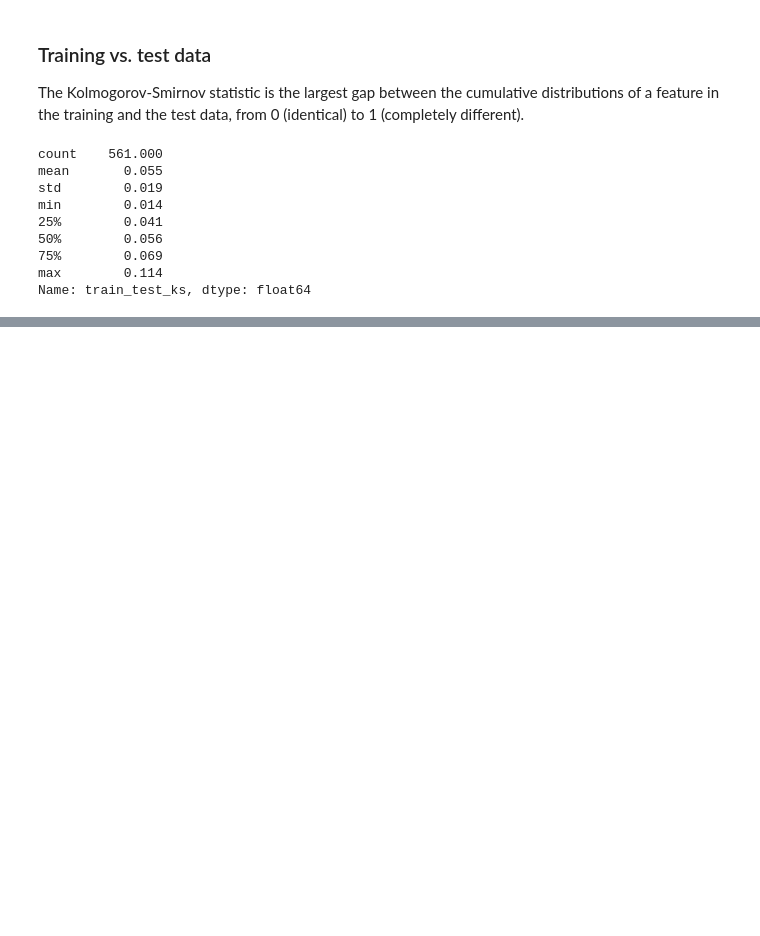
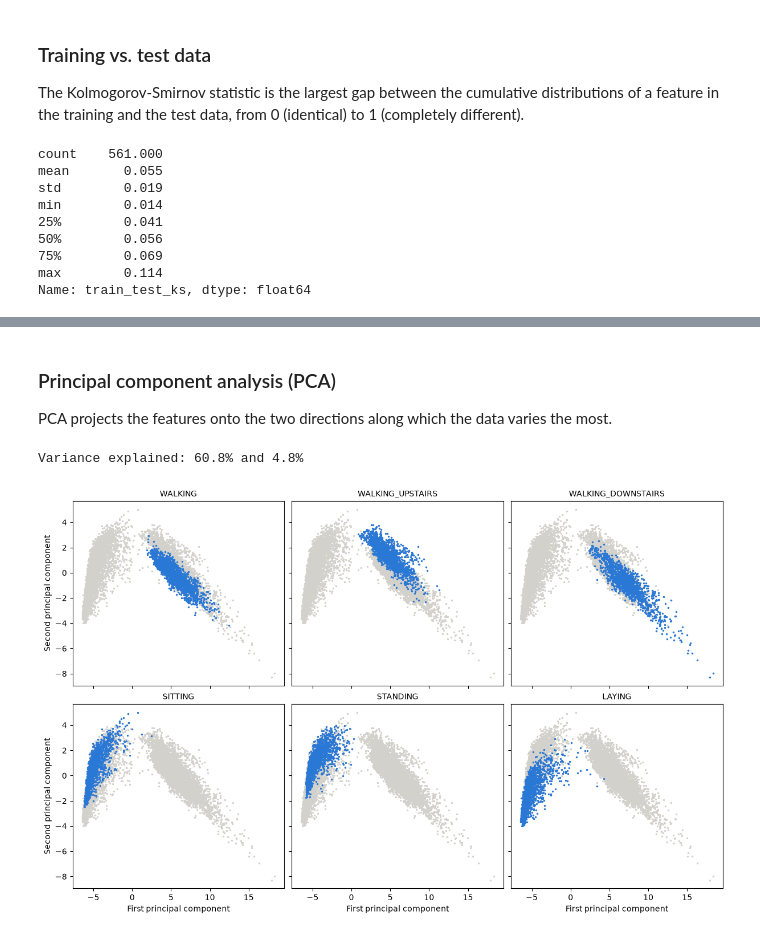
Before and after one commit to Stefy1209/Movement-Detection-using-Smartphone, a Jupyter notebook: src/Data_analysis.ipynb, the cells around one changed output, grey strips where cells are left out. Saved outputs shown, nothing was run; the diff lists cells and outputs as text; code cells hidden in the pictures; blank space fills up the shorter version.

Commit message:
Visualization added

```diff
--- a/src/Data_analysis.ipynb
+++ b/src/Data_analysis.ipynb
@@ -994,0 +999,33 @@ Name: train_test_ks, dtype: float64
+# %%
+from sklearn.decomposition import PCA
+from sklearn.manifold import TSNE
+
+VISUALIZATION_DIR = CSV_DIR / "analysis" / "visualization"
+VISUALIZATION_DIR.mkdir(parents=True, exist_ok=True)
+
+
+def plot_by_activity(points, xlabel, ylabel, file_name):
+    fig, axes = plt.subplots(2, 3, figsize=(12, 7.5), sharex=True, sharey=True, layout="constrained")
+    for ax, activity in zip(axes.flat, activity_order):
+        is_activity = (data["activity"] == activity).to_numpy()
+        ax.scatter(points[:, 0], points[:, 1], s=2, color="#d3d1cb")
+        ax.scatter(points[is_activity, 0], points[is_activity, 1], s=2, color="#2a78d6")
+        ax.set_title(activity, fontsize=10)
+    for ax in axes[1]:
+        ax.set_xlabel(xlabel)
+    for ax in axes[:, 0]:
+        ax.set_ylabel(ylabel)
+    fig.savefig(VISUALIZATION_DIR / file_name, dpi=300)
+    plt.show()
+# %% [markdown]
+### Principal component analysis (PCA)
+
+PCA projects the features onto the two directions along which the data varies the most.
+# %%
+pca = PCA(n_components=2).fit(X[distinct])
+print(f"Variance explained: {pca.explained_variance_ratio_[0] * 100:.1f}% and {pca.explained_variance_ratio_[1] * 100:.1f}%")
+
+plot_by_activity(pca.transform(X[distinct]), "First principal component", "Second principal component", "pca.png")
+# %% [output]
+Variance explained: 60.8% and 4.8%
+[figure, added]
```
Also changed, not shown: parts of 5 cells of this notebook.
